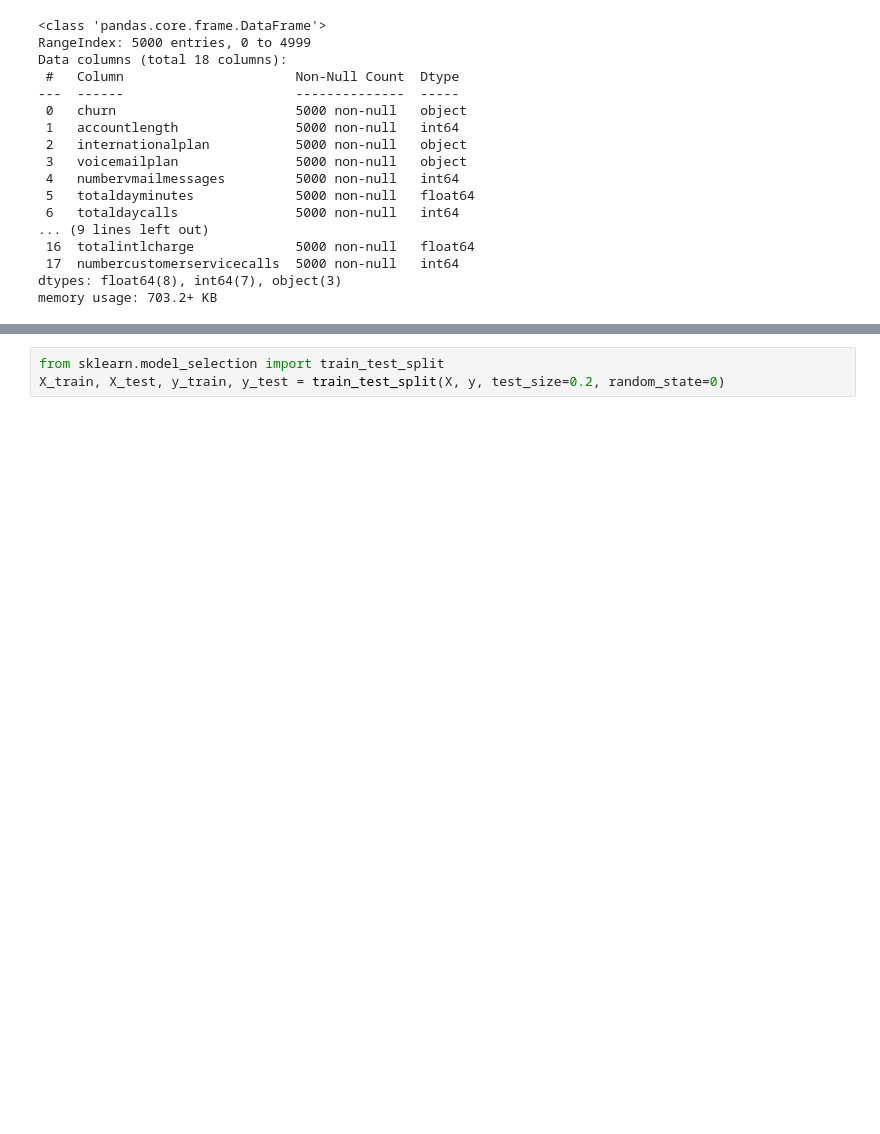
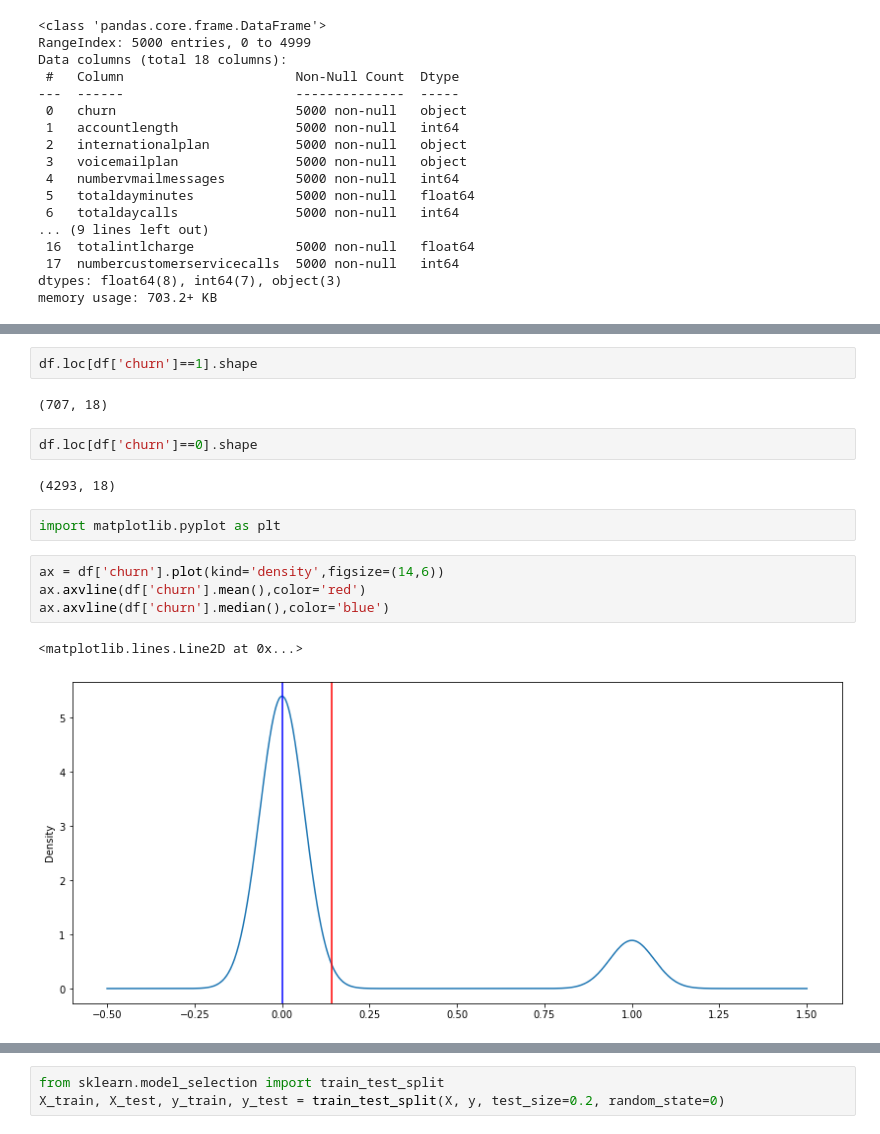
Before and after one commit to DataBadger/PracticeModels, a Jupyter notebook: Projects/ClientRetention/ClientRetention.ipynb, the cells around one changed output, grey strips where cells are left out. Saved outputs shown, nothing was run; the diff lists cells and outputs as text; blank space fills up the shorter version.

```diff
--- a/Projects/ClientRetention/ClientRetention.ipynb
+++ b/Projects/ClientRetention/ClientRetention.ipynb
@@ -45,0 +75,17 @@ df.head()
+# %%
+df.loc[df['churn']==1].shape
+# %% [output]
+(707, 18)
+# %%
+df.loc[df['churn']==0].shape
+# %% [output]
+(4293, 18)
+# %%
+import matplotlib.pyplot as plt
+# %%
+ax = df['churn'].plot(kind='density',figsize=(14,6))
+ax.axvline(df['churn'].mean(),color='red')
+ax.axvline(df['churn'].median(),color='blue')
+# %% [output]
+<matplotlib.lines.Line2D at 0x...>
+[figure, added]
```
Also changed, not shown: parts of 11 cells of this notebook.
